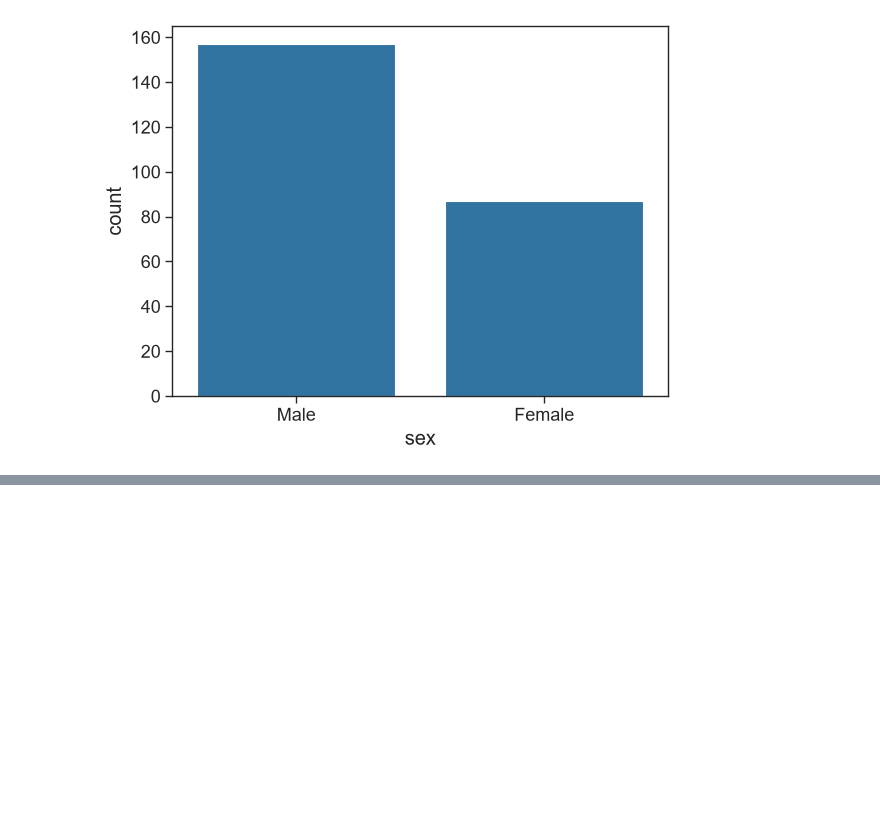
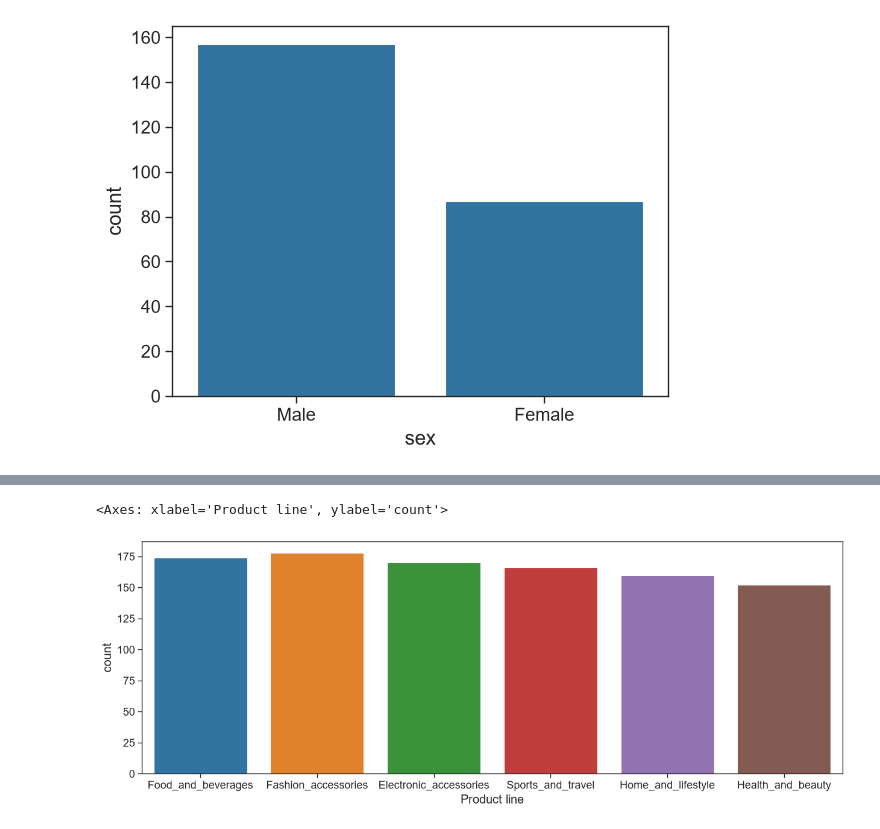
Before and after one commit to Haerulanwar05/Zero-To-ML-Engineer, a Jupyter notebook: Seaborn/seaborn_tutorial.ipynb, the cells around one changed output, grey strips where cells are left out. Cells and saved outputs as stored; diff of their text form; code cells hidden in the pictures; blank space fills up the shorter version.

```diff
--- a/Seaborn/seaborn_tutorial.ipynb
+++ b/Seaborn/seaborn_tutorial.ipynb
@@ -110,0 +150,8 @@ sns.countplot(x='sex', data=tips_df)
+# %%
+plt.figure(figsize=(15,5))
+
+
+sns.countplot(x='Product line', data=mart, hue='Product line') # jika kode hanya ini aja, yes berfungsi namun tulisan di x bertabrakan
+# %% [output]
+<Axes: xlabel='Product line', ylabel='count'>
+[figure, added]
```
Also changed, not shown: parts of 19 cells of this notebook, 1 other file.
